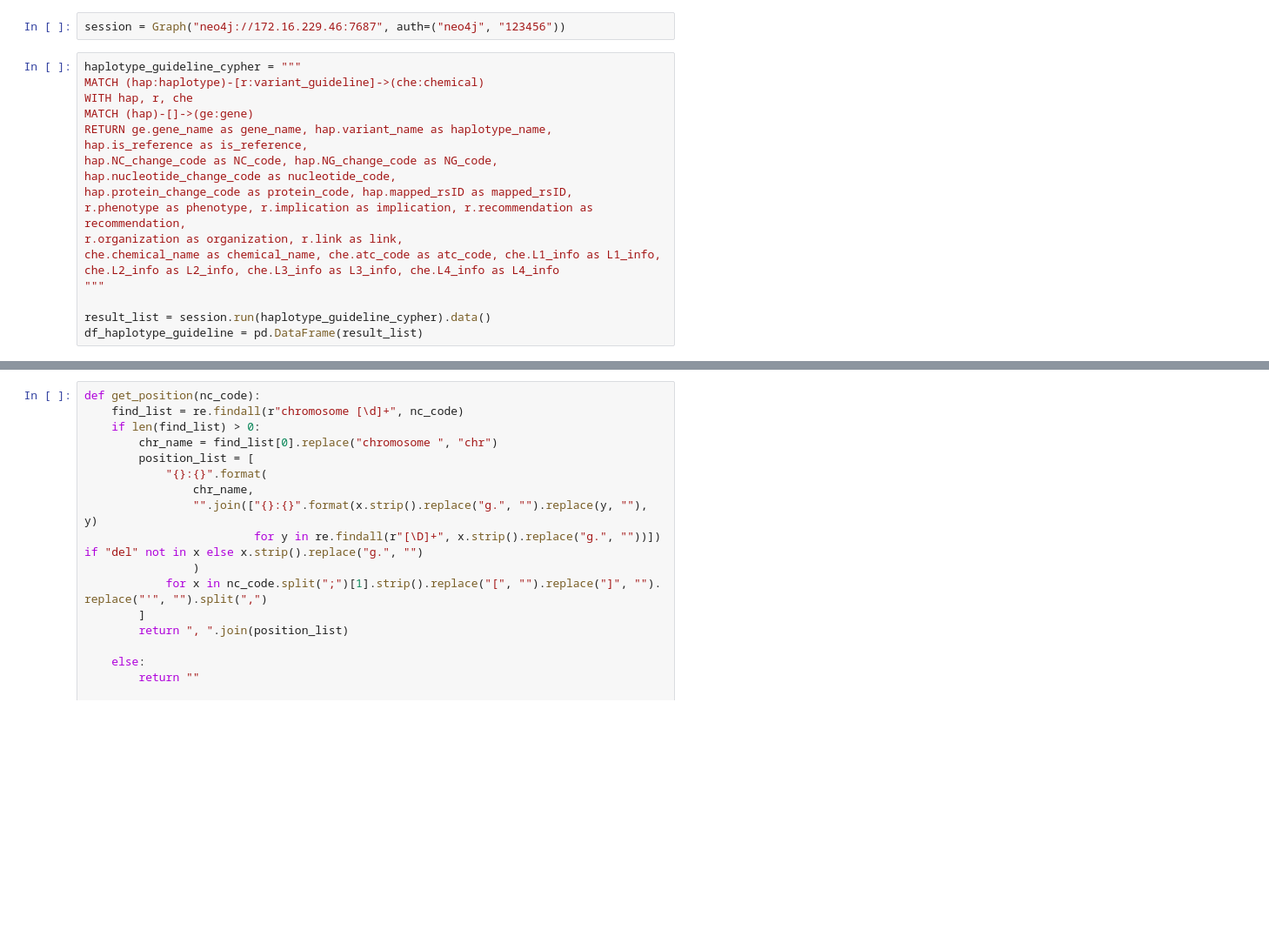
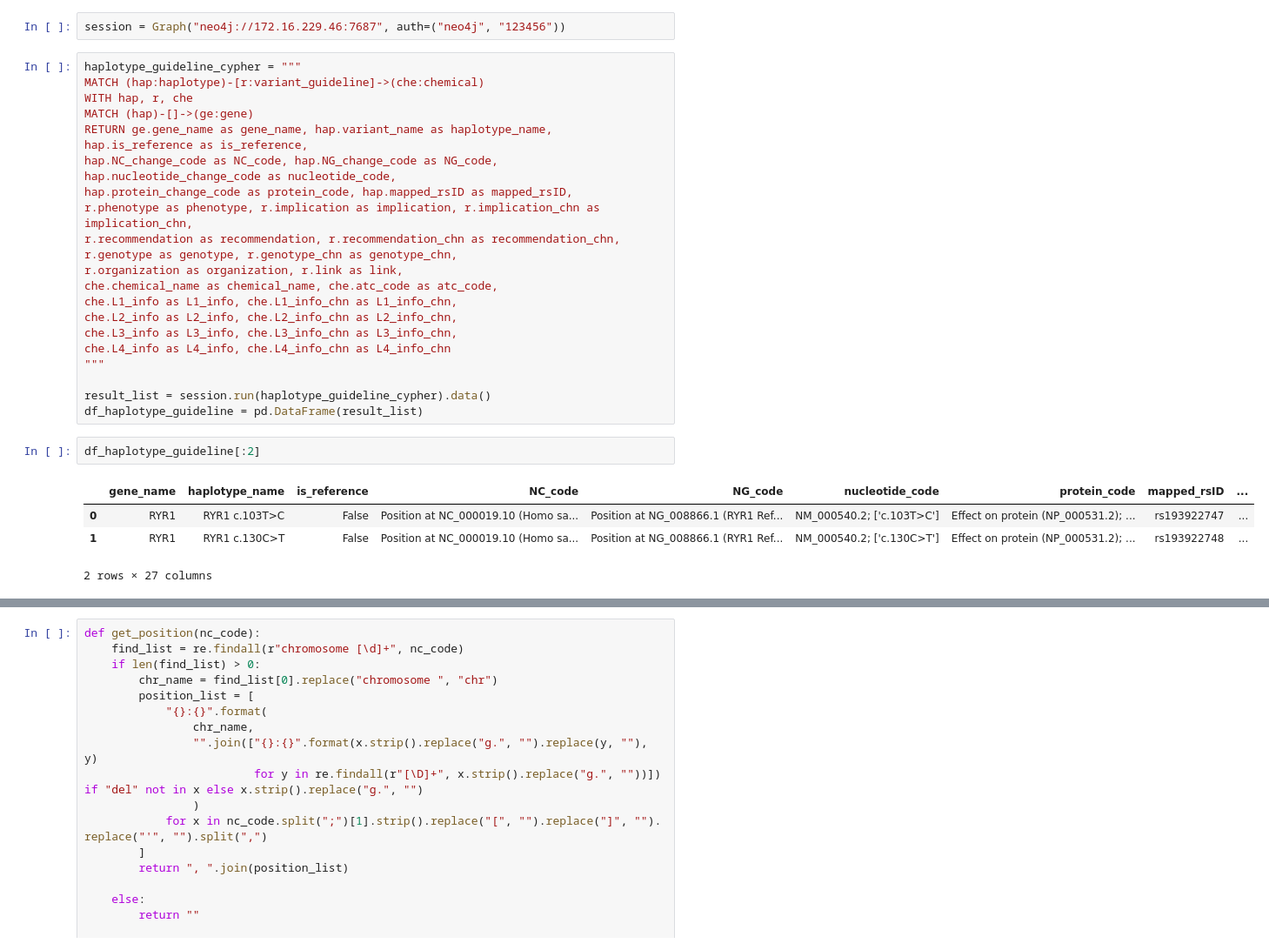
Before and after one commit to johncolezhang/pgkb_graph, a Jupyter notebook: py2neo_query.ipynb, the cells around one changed output, grey strips where cells are left out. Shown at 87% size. Saved outputs shown, nothing was run; the diff lists cells and outputs as text; blank space fills up the shorter version.

```diff
--- a/py2neo_query.ipynb
+++ b/py2neo_query.ipynb
@@ -16,14 +16,26 @@ MATCH (hap)-[]->(ge:gene)
 RETURN ge.gene_name as gene_name, hap.variant_name as haplotype_name, hap.is_reference as is_reference,
 hap.NC_change_code as NC_code, hap.NG_change_code as NG_code, hap.nucleotide_change_code as nucleotide_code,
 hap.protein_change_code as protein_code, hap.mapped_rsID as mapped_rsID,
-r.phenotype as phenotype, r.implication as implication, r.recommendation as recommendation,
+r.phenotype as phenotype, r.implication as implication, r.implication_chn as implication_chn,
+r.recommendation as recommendation, r.recommendation_chn as recommendation_chn,
+r.genotype as genotype, r.genotype_chn as genotype_chn,
 r.organization as organization, r.link as link,
-che.chemical_name as chemical_name, che.atc_code as atc_code, che.L1_info as L1_info,
-che.L2_info as L2_info, che.L3_info as L3_info, che.L4_info as L4_info
+che.chemical_name as chemical_name, che.atc_code as atc_code,
+che.L1_info as L1_info, che.L1_info_chn as L1_info_chn,
+che.L2_info as L2_info, che.L2_info_chn as L2_info_chn,
+che.L3_info as L3_info, che.L3_info_chn as L3_info_chn,
+che.L4_info as L4_info, che.L4_info_chn as L4_info_chn
 """
 
 result_list = session.run(haplotype_guideline_cypher).data()
 df_haplotype_guideline = pd.DataFrame(result_list)
+# %%
+df_haplotype_guideline[:2]
+# %% [output]
+|  | gene_name | haplotype_name | is_reference | NC_code | NG_code | nucleotide_code | protein_code | mapped_rsID | ... |
+| 0 | RYR1 | RYR1 c.103T>C | False | Position at NC_000019.10 (Homo sa... | Position at NG_008866.1 (RYR1 Ref... | NM_000540.2; ['c.103T>C'] | Effect on protein (NP_000531.2); ... | rs193922747 | ... |
+| 1 | RYR1 | RYR1 c.130C>T | False | Position at NC_000019.10 (Homo sa... | Position at NG_008866.1 (RYR1 Ref... | NM_000540.2; ['c.130C>T'] | Effect on protein (NP_000531.2); ... | rs193922748 | ... |
+2 rows × 27 columns
 # %%
 diplotype_guideline_cypher = """
 MATCH (dip:diplotype)-[r:variant_guideline]->(che:chemical)
```
Also changed, not shown: parts of 12 cells of this notebook, 4 other files.
